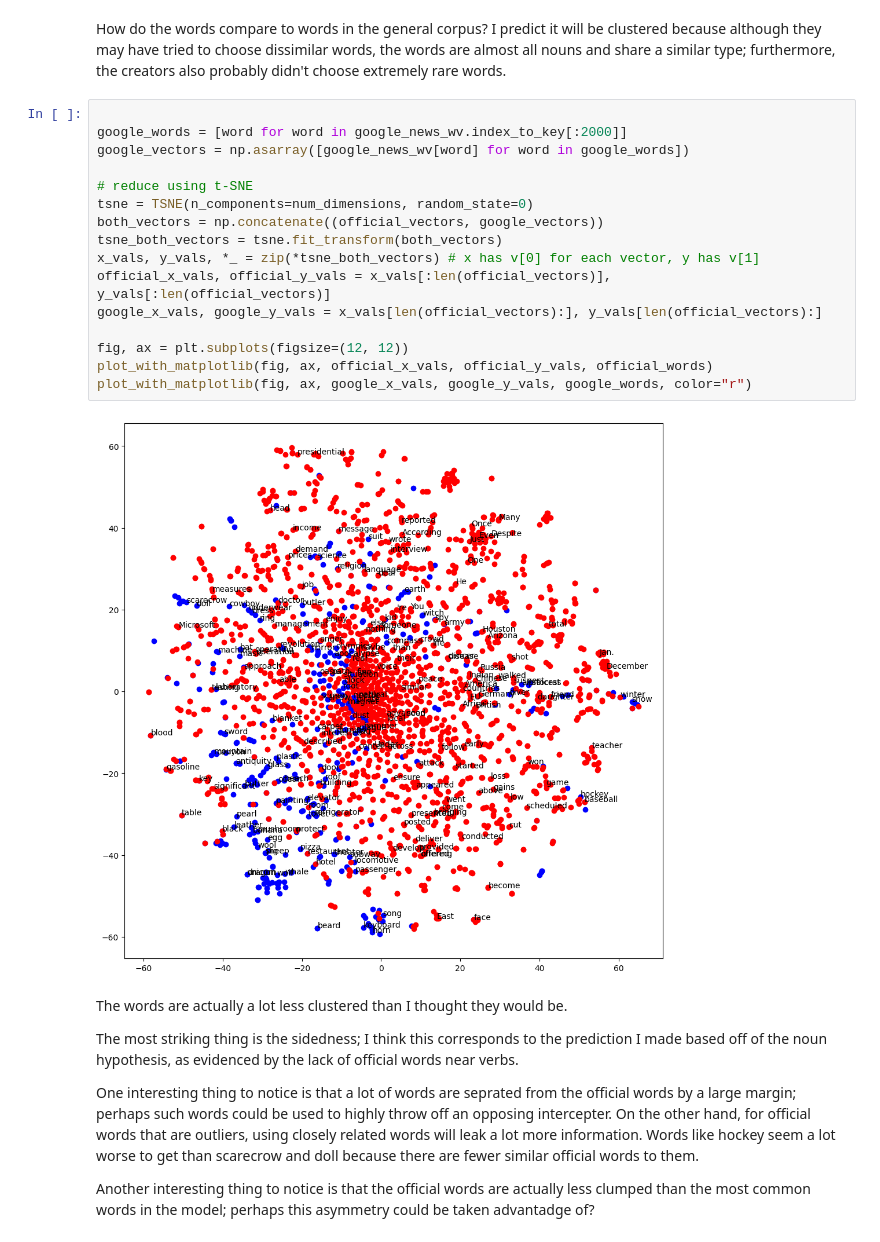
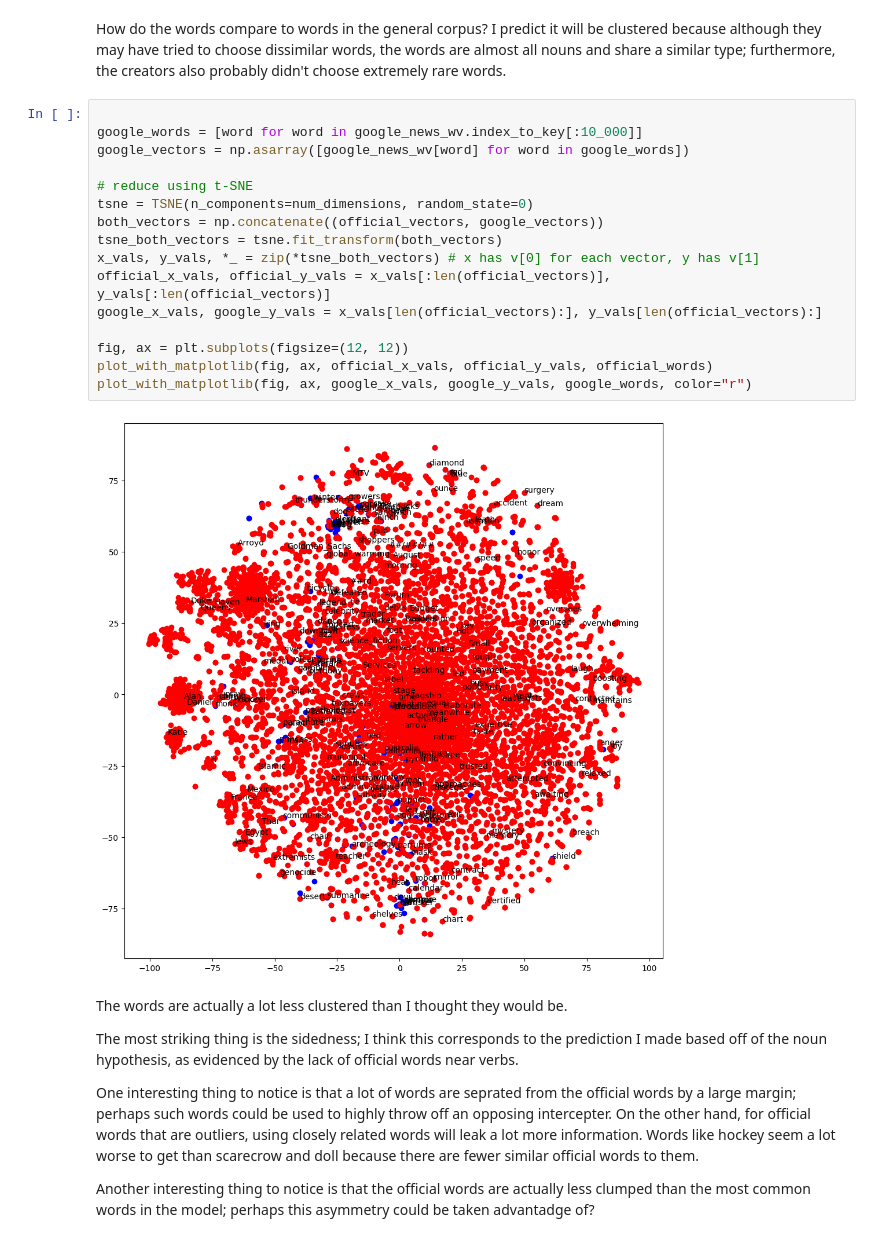
Before and after one commit to TheJDen/decrypto-ai-research, a Jupyter notebook: word2vec_guessing.ipynb, the cells around one changed output. Saved outputs shown, nothing was run; the diff lists cells and outputs as text.

```diff
--- a/word2vec_guessing.ipynb
+++ b/word2vec_guessing.ipynb
@@ -155,22 +155,22 @@ plot_with_matplotlib(fig, ax, official_x_vals, official_y_vals, official_words)
 How do the words compare to words in the general corpus? I predict it will be clustered because although they may have tried to choose dissimilar words, the words are almost all nouns and share a similar type; furthermore, the creators also probably didn't choose extremely rare words.
 # %%
 
-google_words = [word for word in google_news_wv.index_to_key[:2000]]
+google_words = [word for word in google_news_wv.index_to_key[:10_000]]
 google_vectors = np.asarray([google_news_wv[word] for word in google_words])
 
 # reduce using t-SNE
 tsne = TSNE(n_components=num_dimensions, random_state=0)
 both_vectors = np.concatenate((official_vectors, google_vectors))
 tsne_both_vectors = tsne.fit_transform(both_vectors)
 x_vals, y_vals, *_ = zip(*tsne_both_vectors) # x has v[0] for each vector, y has v[1]
 official_x_vals, official_y_vals = x_vals[:len(official_vectors)], y_vals[:len(official_vectors)]
 google_x_vals, google_y_vals = x_vals[len(official_vectors):], y_vals[len(official_vectors):]
 
 fig, ax = plt.subplots(figsize=(12, 12))
 plot_with_matplotlib(fig, ax, official_x_vals, official_y_vals, official_words)
 plot_with_matplotlib(fig, ax, google_x_vals, google_y_vals, google_words, color="r")
 # %% [output]
-[figure, old version]
+[figure, new version]
 # %% [markdown]
 The words are actually a lot less clustered than I thought they would be.
 
```
